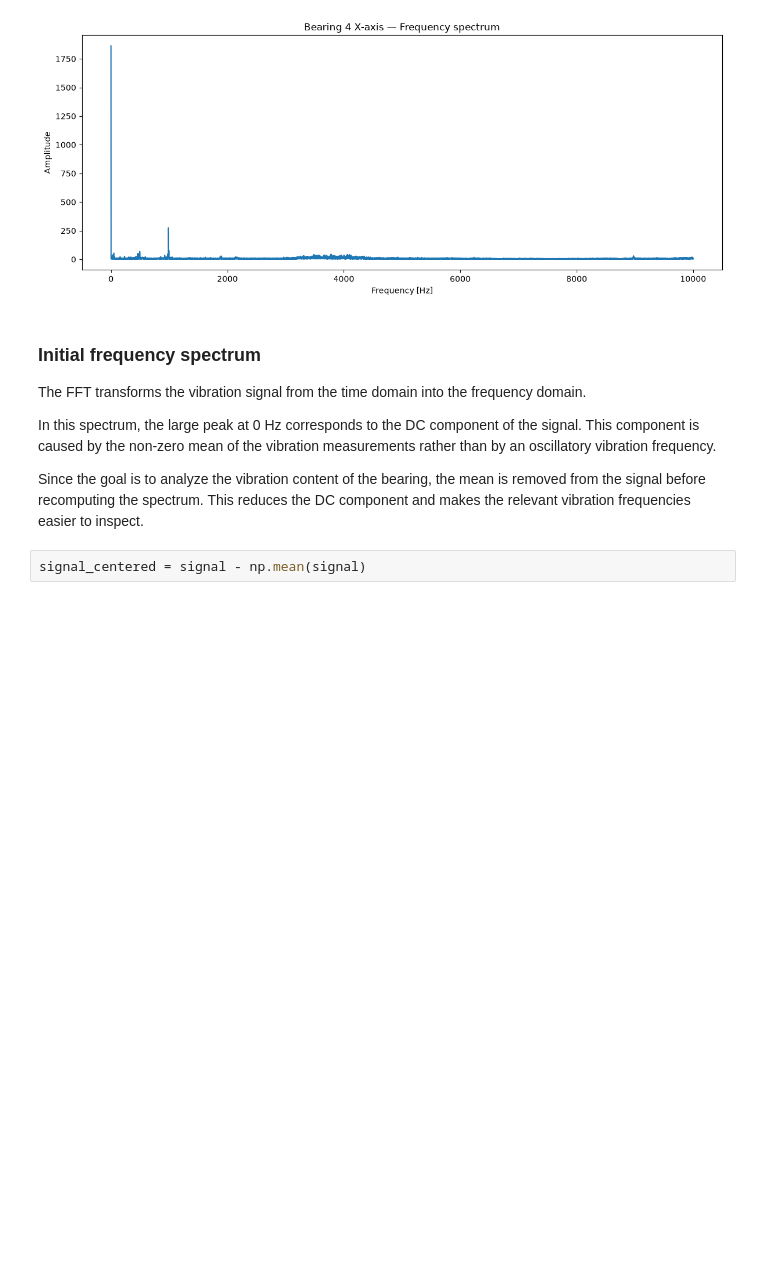
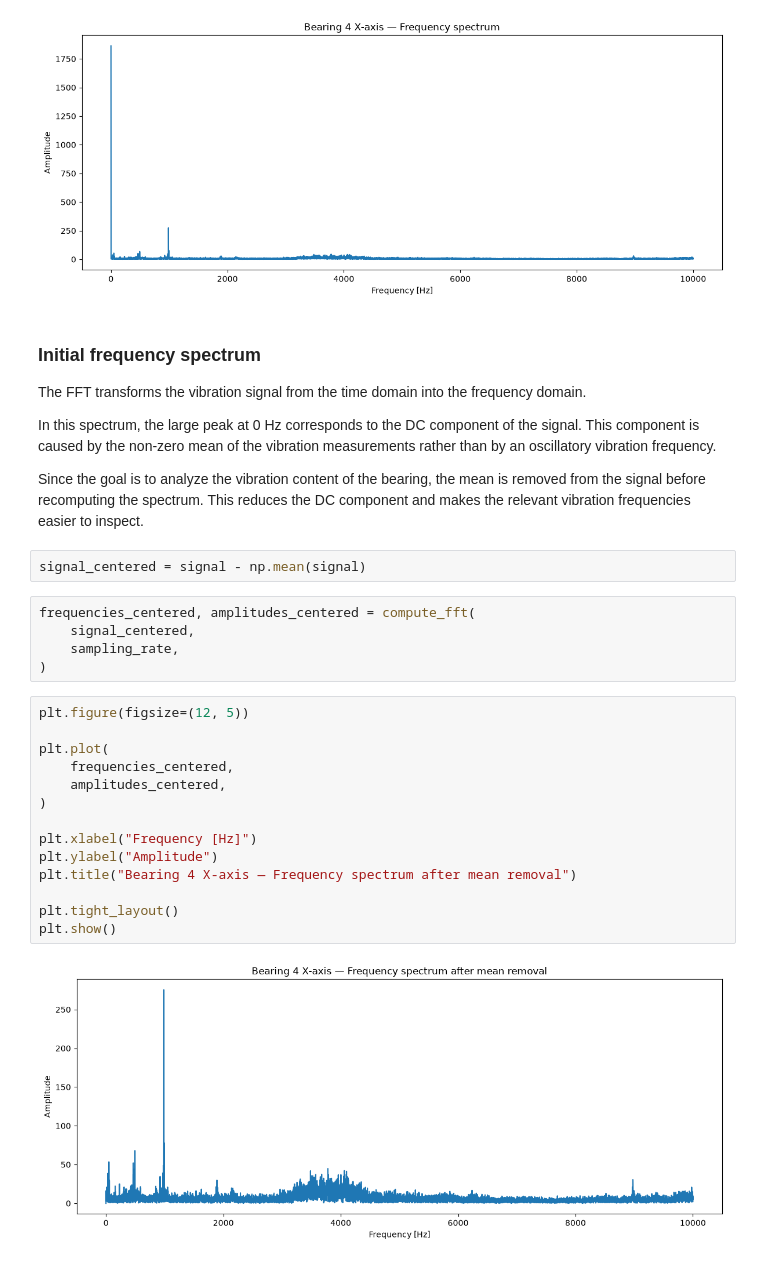
Before and after one commit to amedeone03/machineguard, a Jupyter notebook: notebooks/02_feature_analysis.ipynb, the cells around one changed output. Saved outputs shown, nothing was run; the diff lists cells and outputs as text; blank space fills up the shorter version.

```diff
--- a/notebooks/02_feature_analysis.ipynb
+++ b/notebooks/02_feature_analysis.ipynb
@@ -260,3 +260,24 @@ In this spectrum, the large peak at 0 Hz corresponds to the DC component of the
 Since the goal is to analyze the vibration content of the bearing, the mean is removed from the signal before recomputing the spectrum. This reduces the DC component and makes the relevant vibration frequencies easier to inspect.
 # %%
 signal_centered = signal - np.mean(signal)
+# %%
+frequencies_centered, amplitudes_centered = compute_fft(
+    signal_centered,
+    sampling_rate,
+)
+# %%
+plt.figure(figsize=(12, 5))
+
+plt.plot(
+    frequencies_centered,
+    amplitudes_centered,
+)
+
+plt.xlabel("Frequency [Hz]")
+plt.ylabel("Amplitude")
+plt.title("Bearing 4 X-axis — Frequency spectrum after mean removal")
+
+plt.tight_layout()
+plt.show()
+# %% [output]
+[figure, added]
```
Also changed, not shown: parts of 12 cells of this notebook, 1 other file.
